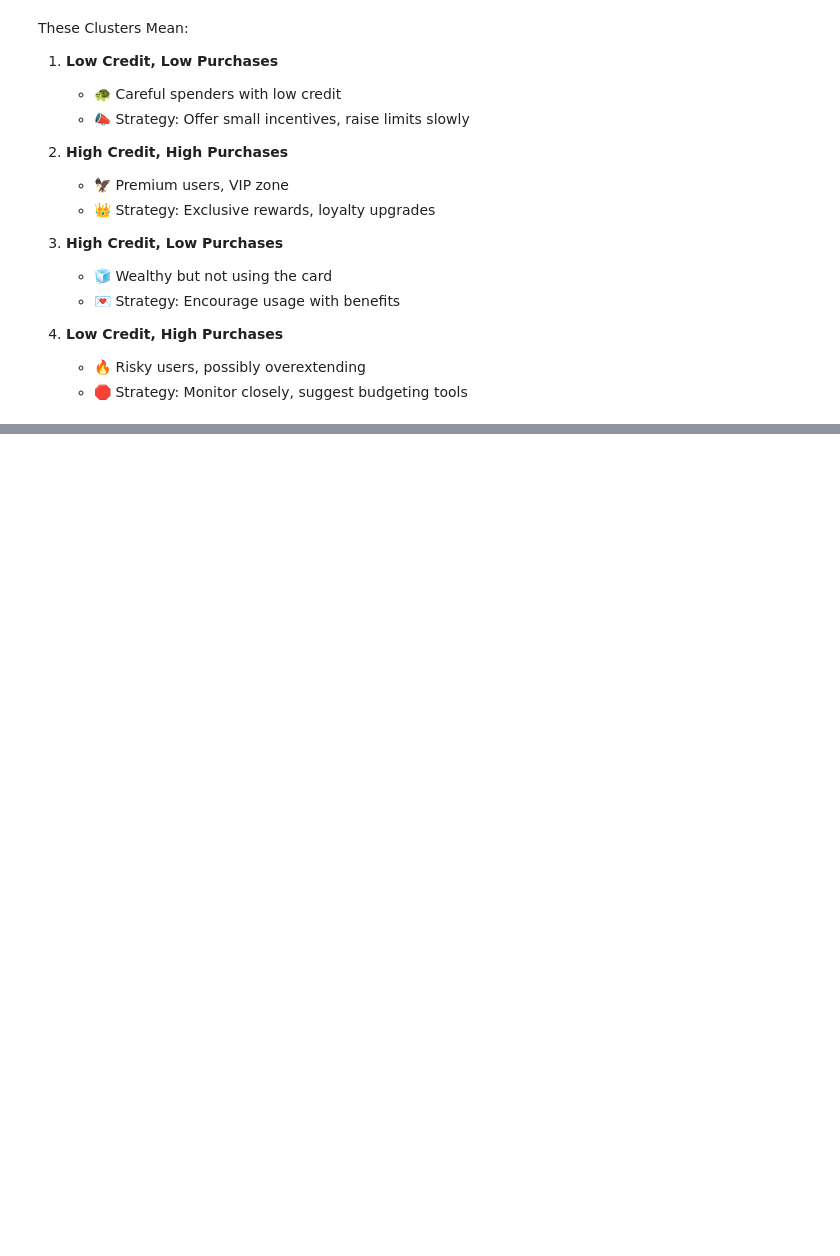
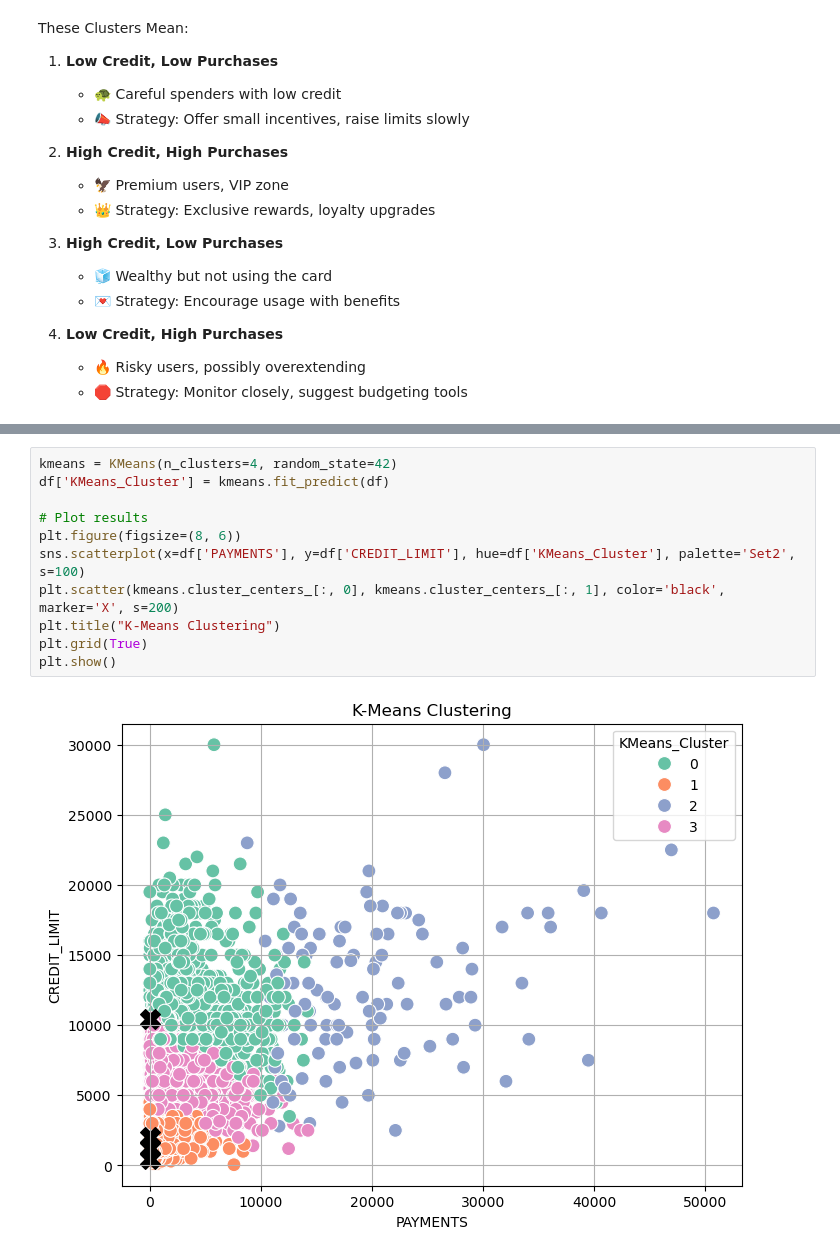
Before and after one commit to BluesIDK/HAHA-, a Jupyter notebook: CHECKPOİNT UNSUPERVİSED 1.ipynb, the cells around one changed output, grey strips where cells are left out. Saved outputs shown, nothing was run; the diff lists cells and outputs as text; blank space fills up the shorter version.

```diff
--- a/CHECKPOİNT UNSUPERVİSED 1.ipynb
+++ b/CHECKPOİNT UNSUPERVİSED 1.ipynb
@@ -233,0 +280,13 @@ These Clusters Mean:
+# %%
+kmeans = KMeans(n_clusters=4, random_state=42)
+df['KMeans_Cluster'] = kmeans.fit_predict(df)
+
+# Plot results
+plt.figure(figsize=(8, 6))
+sns.scatterplot(x=df['PAYMENTS'], y=df['CREDIT_LIMIT'], hue=df['KMeans_Cluster'], palette='Set2', s=100)
+plt.scatter(kmeans.cluster_centers_[:, 0], kmeans.cluster_centers_[:, 1], color='black', marker='X', s=200)
+plt.title("K-Means Clustering")
+plt.grid(True)
+plt.show()
+# %% [output]
+[figure, added]
```
Also changed, not shown: parts of 5 cells of this notebook.
